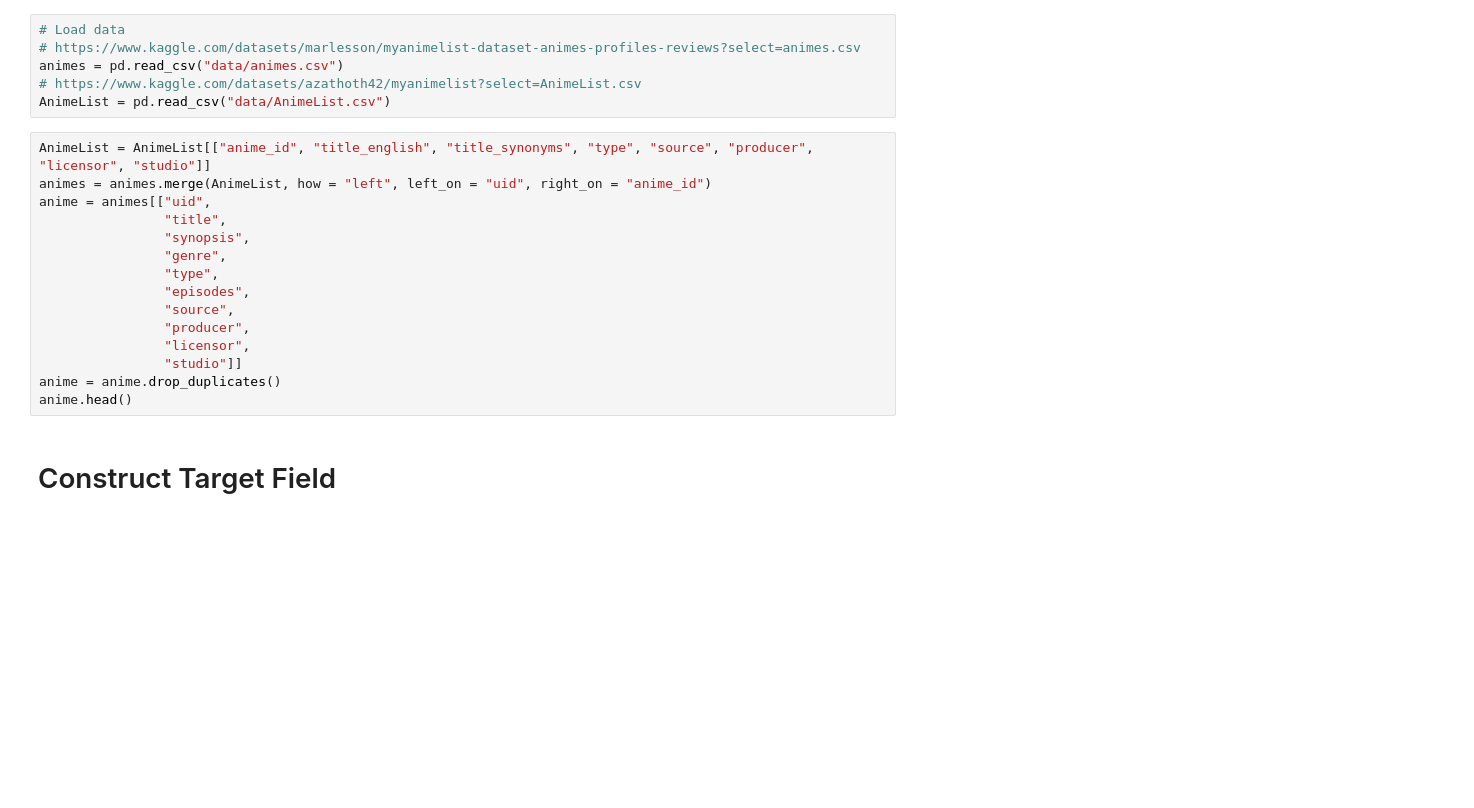
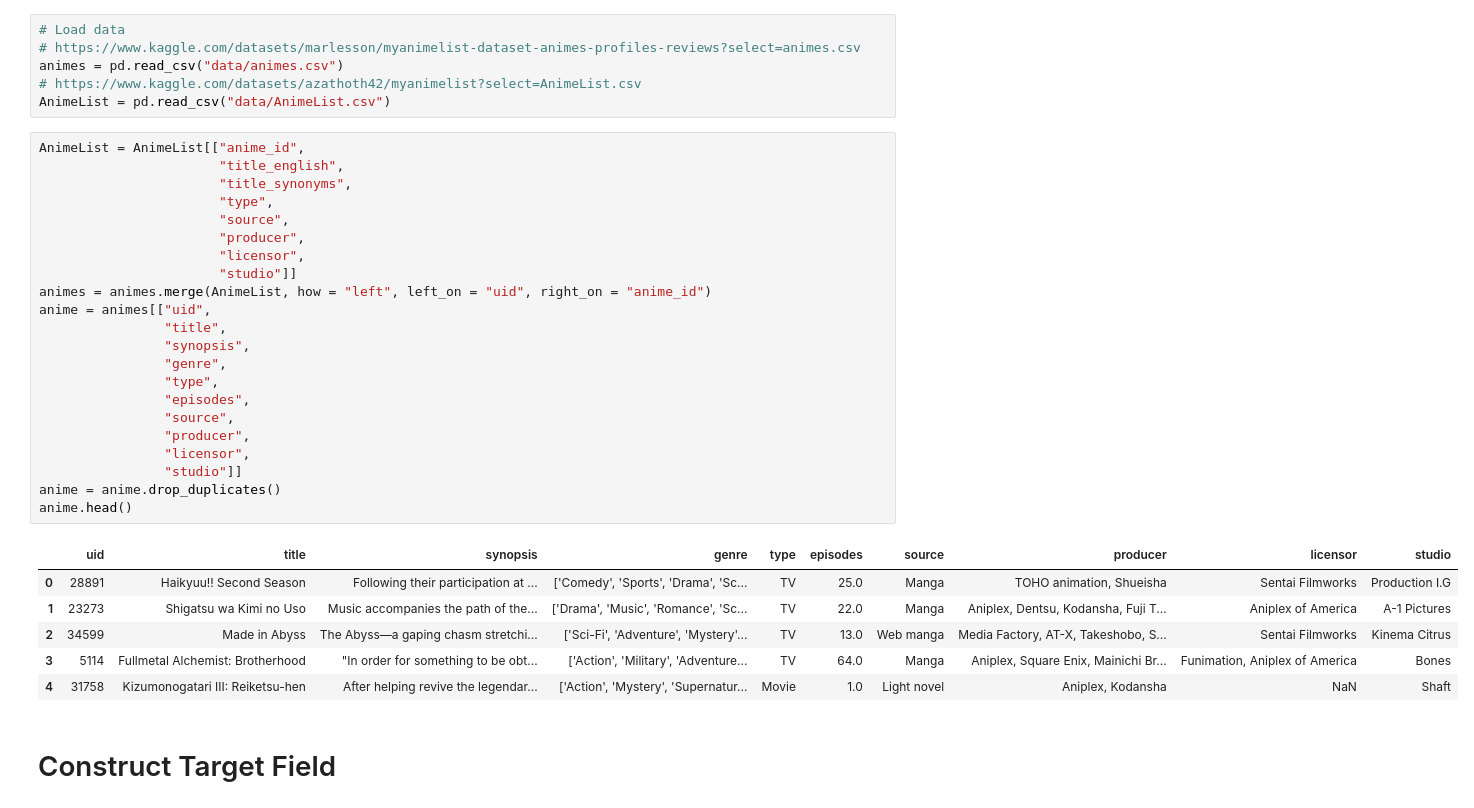
Before and after one commit to PeiYiZhuo/predict-tearjerker-anime, a Jupyter notebook: predict_tearjerker_anime.ipynb, the cells around one changed output. Cells and saved outputs as stored; diff of their text form; blank space fills up the shorter version.

```diff
--- a/predict_tearjerker_anime.ipynb
+++ b/predict_tearjerker_anime.ipynb
@@ -19,20 +27,34 @@ animes = pd.read_csv("data/animes.csv")
 # https://www.kaggle.com/datasets/azathoth42/myanimelist?select=AnimeList.csv
 AnimeList = pd.read_csv("data/AnimeList.csv")
 # %%
-AnimeList = AnimeList[["anime_id", "title_english", "title_synonyms", "type", "source", "producer", "licensor", "studio"]]
+AnimeList = AnimeList[["anime_id",
+                       "title_english",
+                       "title_synonyms",
+                       "type",
+                       "source",
+                       "producer",
+                       "licensor",
+                       "studio"]]
 animes = animes.merge(AnimeList, how = "left", left_on = "uid", right_on = "anime_id")
 anime = animes[["uid",
                 "title",
                 "synopsis",
                 "genre",
                 "type",
                 "episodes",
                 "source",
                 "producer",
                 "licensor",
                 "studio"]]
 anime = anime.drop_duplicates()
 anime.head()
+# %% [output]
+|  | uid | title | synopsis | genre | type | episodes | source | producer | licensor | studio |
+| 0 | 28891 | Haikyuu!! Second Season | Following their participation at ... | ['Comedy', 'Sports', 'Drama', 'Sc... | TV | 25.0 | Manga | TOHO animation, Shueisha | Sentai Filmworks | Production I.G |
+| 1 | 23273 | Shigatsu wa Kimi no Uso | Music accompanies the path of the... | ['Drama', 'Music', 'Romance', 'Sc... | TV | 22.0 | Manga | Aniplex, Dentsu, Kodansha, Fuji T... | Aniplex of America | A-1 Pictures |
+| 2 | 34599 | Made in Abyss | The Abyss—a gaping chasm stretchi... | ['Sci-Fi', 'Adventure', 'Mystery'... | TV | 13.0 | Web manga | Media Factory, AT-X, Takeshobo, S... | Sentai Filmworks | Kinema Citrus |
+| 3 | 5114 | Fullmetal Alchemist: Brotherhood | "In order for something to be obt... | ['Action', 'Military', 'Adventure... | TV | 64.0 | Manga | Aniplex, Square Enix, Mainichi Br... | Funimation, Aniplex of America | Bones |
+| 4 | 31758 | Kizumonogatari III: Reiketsu-hen | After helping revive the legendar... | ['Action', 'Mystery', 'Supernatur... | Movie | 1.0 | Light novel | Aniplex, Kodansha | NaN | Shaft |
 # %% [markdown]
 # Construct Target Field
 # %% [markdown]
```
Also changed, not shown: parts of 43 cells of this notebook.
